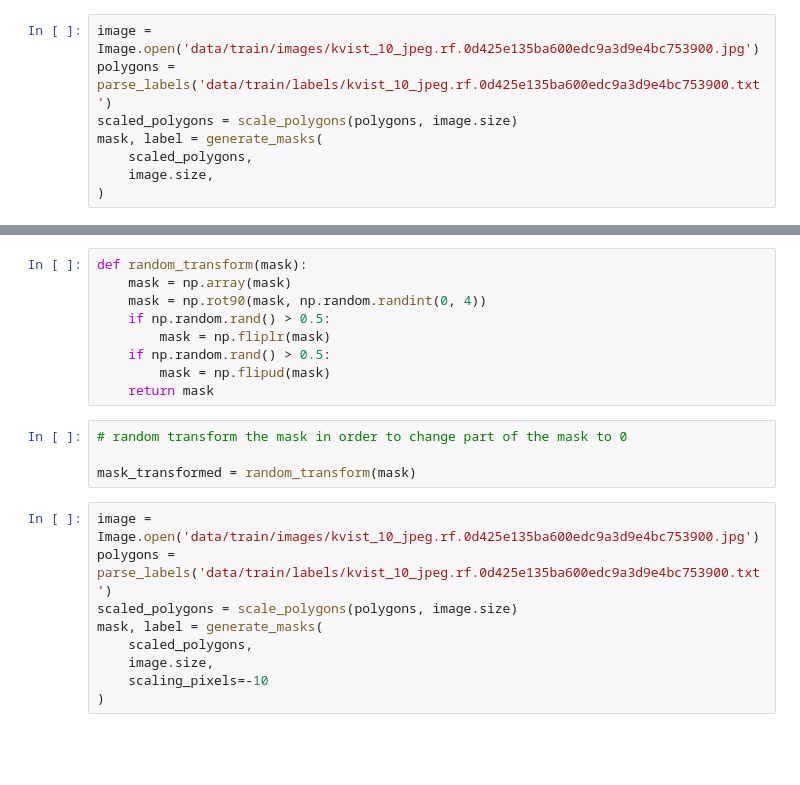
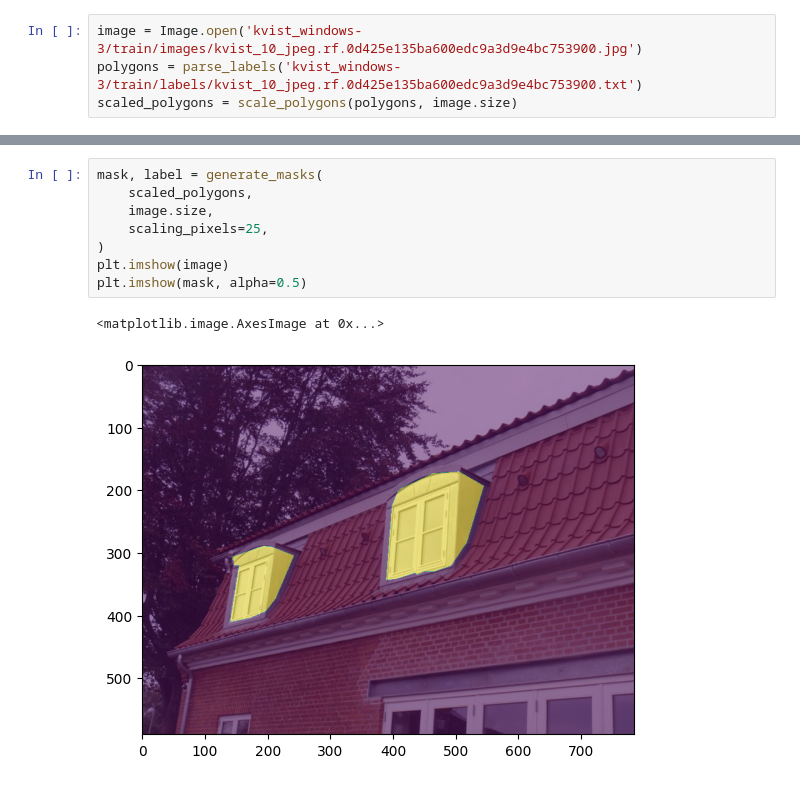
Before and after one commit to maidacundo/lora_inpainting, a Jupyter notebook: testing_notebooks/masks_testing.ipynb, the cells around one changed output, grey strips where cells are left out. Drawn from its saved outputs; the diff is of its cells as text; blank space fills up the shorter version.

Commit message:
data masking and text encoder ratio

```diff
--- a/testing_notebooks/masks_testing.ipynb
+++ b/testing_notebooks/masks_testing.ipynb
@@ -5,8 +17,4 @@ import matplotlib.pyplot as plt
 # %%
-image = Image.open('data/train/images/kvist_10_jpeg.rf.0d425e135ba600edc9a3d9e4bc753900.jpg')
-polygons = parse_labels('data/train/labels/kvist_10_jpeg.rf.0d425e135ba600edc9a3d9e4bc753900.txt')
+image = Image.open('kvist_windows-3/train/images/kvist_10_jpeg.rf.0d425e135ba600edc9a3d9e4bc753900.jpg')
+polygons = parse_labels('kvist_windows-3/train/labels/kvist_10_jpeg.rf.0d425e135ba600edc9a3d9e4bc753900.txt')
 scaled_polygons = scale_polygons(polygons, image.size)
-mask, label = generate_masks(
-    scaled_polygons,
-    image.size,
-)
@@ -18,22 +21,11 @@ plt.imshow(mask_transformed)
-# %%
-def random_transform(mask):
-    mask = np.array(mask)
-    mask = np.rot90(mask, np.random.randint(0, 4))
-    if np.random.rand() > 0.5:
-        mask = np.fliplr(mask)
-    if np.random.rand() > 0.5:
-        mask = np.flipud(mask)
-    return mask
-# %%
-# random transform the mask in order to change part of the mask to 0
-
-mask_transformed = random_transform(mask)
-# %%
-image = Image.open('data/train/images/kvist_10_jpeg.rf.0d425e135ba600edc9a3d9e4bc753900.jpg')
-polygons = parse_labels('data/train/labels/kvist_10_jpeg.rf.0d425e135ba600edc9a3d9e4bc753900.txt')
-scaled_polygons = scale_polygons(polygons, image.size)
-mask, label = generate_masks(
-    scaled_polygons,
-    image.size,
-    scaling_pixels=-10
-)
+# %%
+mask, label = generate_masks(
+    scaled_polygons,
+    image.size,
+    scaling_pixels=25,
+)
+plt.imshow(image)
+plt.imshow(mask, alpha=0.5)
+# %% [output]
+<matplotlib.image.AxesImage at 0x...>
+[figure, added]
```
Also changed, not shown: parts of 5 cells of this notebook, 8 other files.
